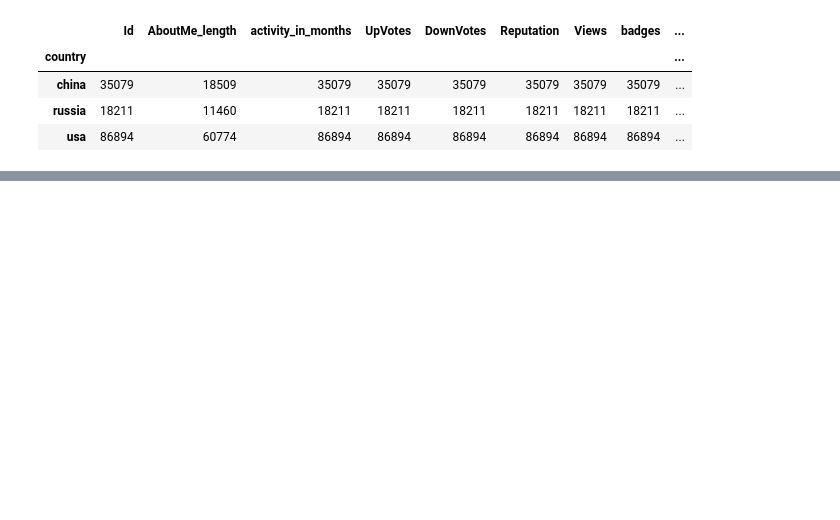
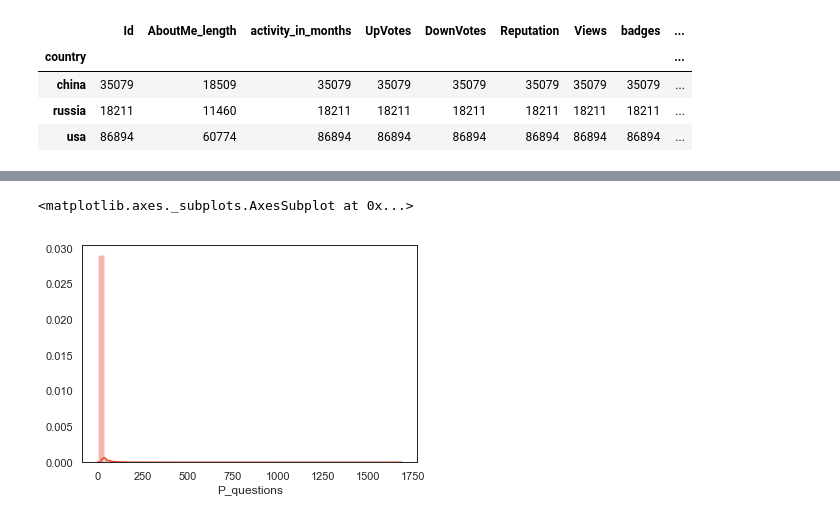
Before and after one commit to zolduoarrati/repos, a Jupyter notebook: Python/Jupyter/ML/classifications.ipynb, the cells around one changed output, grey strips where cells are left out. Drawn from its saved outputs; the diff is of its cells as text; code cells hidden in the pictures; blank space fills up the shorter version.

```diff
--- a/Python/Jupyter/ML/classifications.ipynb
+++ b/Python/Jupyter/ML/classifications.ipynb
@@ -205,0 +198,2 @@ encode_features(df)
+# %%
+df.fillna(0,inplace=True)
@@ -205,0 +214,5 @@ encode_features(df)
+# %%
+sns.distplot(df['P_questions'])
+# %% [output]
+<matplotlib.axes._subplots.AxesSubplot at 0x...>
+[figure, added]
```
Also changed, not shown: parts of 7 cells of this notebook.
